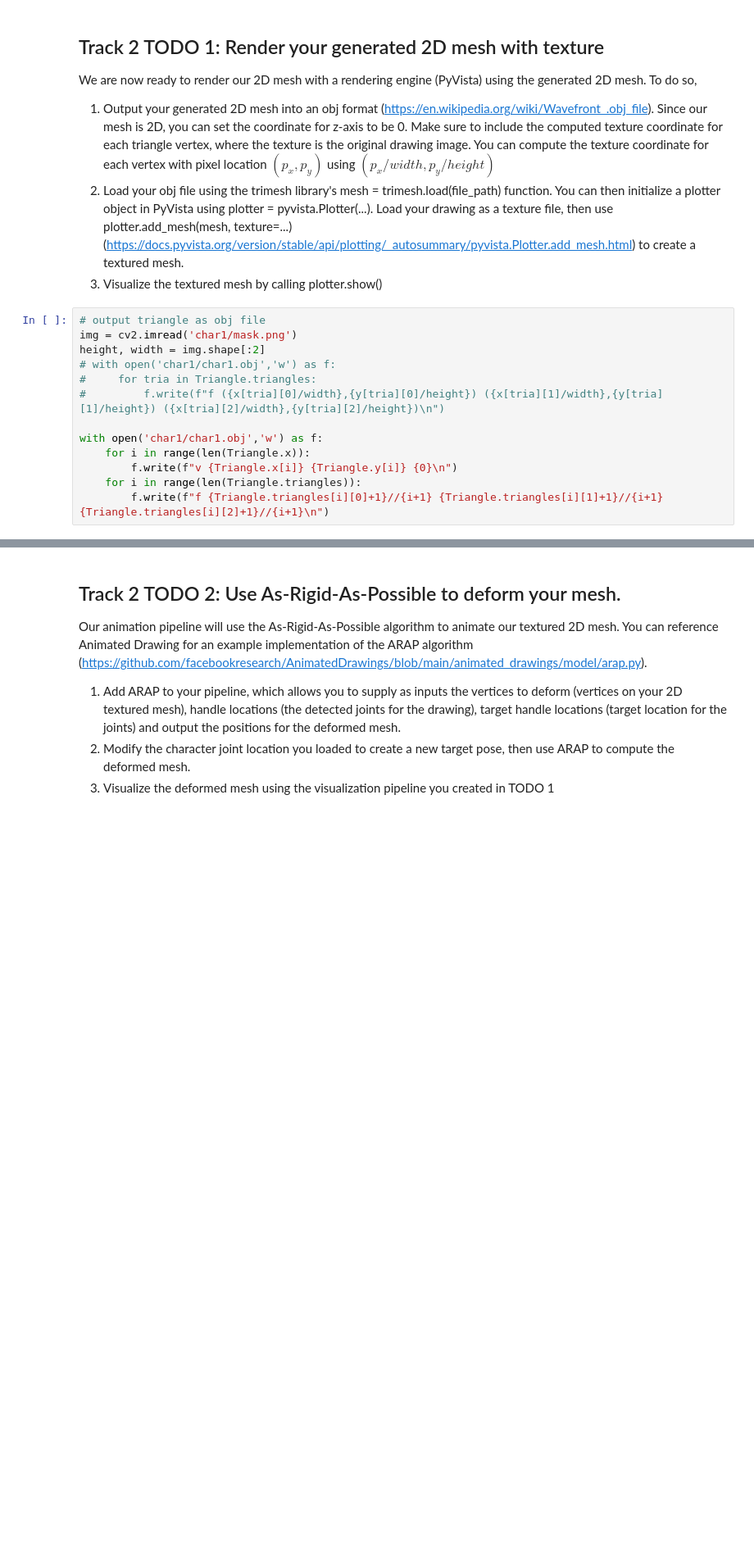
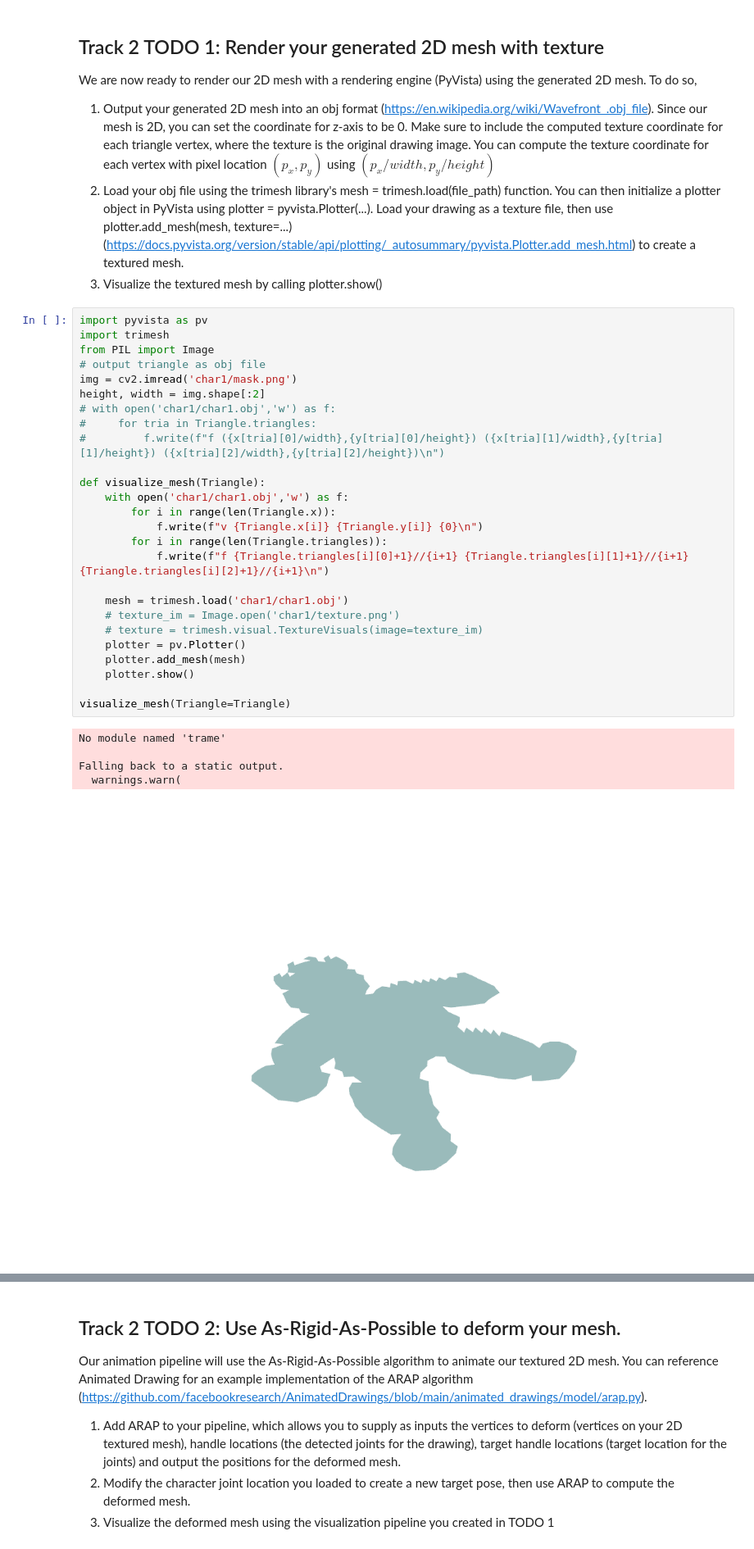
Before and after one commit to Gabenoob/Computer-graphicsPBL, a Jupyter notebook: W5/W5_track2-animatedDrawings.ipynb, the cells around one changed output, grey strips where cells are left out. Shown: that part at 82% size. Drawn from its saved outputs; the diff is of its cells as text; blank space fills up the shorter version.

```diff
--- a/W5/W5_track2-animatedDrawings.ipynb
+++ b/W5/W5_track2-animatedDrawings.ipynb
@@ -113,15 +115,34 @@ We are now ready to render our 2D mesh with a rendering engine (PyVista) using t
 2. Load your obj file using the trimesh library's mesh = trimesh.load(file_path) function. You can then initialize a plotter object in PyVista using plotter = pyvista.Plotter(...). Load your drawing as a texture file, then use plotter.add_mesh(mesh, texture=...) (https://docs.pyvista.org/version/stable/api/plotting/_autosummary/pyvista.Plotter.add_mesh.html) to create a textured mesh.
 3. Visualize the textured mesh by calling plotter.show()
 # %%
+import pyvista as pv
+import trimesh
+from PIL import Image
 # output triangle as obj file
 img = cv2.imread('char1/mask.png')
 height, width = img.shape[:2]
 # with open('char1/char1.obj','w') as f:
 #     for tria in Triangle.triangles:
 #         f.write(f"f ({x[tria][0]/width},{y[tria][0]/height}) ({x[tria][1]/width},{y[tria][1]/height}) ({x[tria][2]/width},{y[tria][2]/height})\n")
 
-with open('char1/char1.obj','w') as f:
-    for i in range(len(Triangle.x)):
-        f.write(f"v {Triangle.x[i]} {Triangle.y[i]} {0}\n")
-    for i in range(len(Triangle.triangles)):
-        f.write(f"f {Triangle.triangles[i][0]+1}//{i+1} {Triangle.triangles[i][1]+1}//{i+1} {Triangle.triangles[i][2]+1}//{i+1}\n")
+def visualize_mesh(Triangle):
+    with open('char1/char1.obj','w') as f:
+        for i in range(len(Triangle.x)):
+            f.write(f"v {Triangle.x[i]} {Triangle.y[i]} {0}\n")
+        for i in range(len(Triangle.triangles)):
+            f.write(f"f {Triangle.triangles[i][0]+1}//{i+1} {Triangle.triangles[i][1]+1}//{i+1} {Triangle.triangles[i][2]+1}//{i+1}\n")
+
+    mesh = trimesh.load('char1/char1.obj')
+    # texture_im = Image.open('char1/texture.png')
+    # texture = trimesh.visual.TextureVisuals(image=texture_im)
+    plotter = pv.Plotter()
+    plotter.add_mesh(mesh)
+    plotter.show()
+
+visualize_mesh(Triangle=Triangle)
+# %% [output]
+No module named 'trame'
+
+Falling back to a static output.
+  warnings.warn(
+[figure, added]
```
Also changed, not shown: parts of 4 cells of this notebook, 3 other files.
